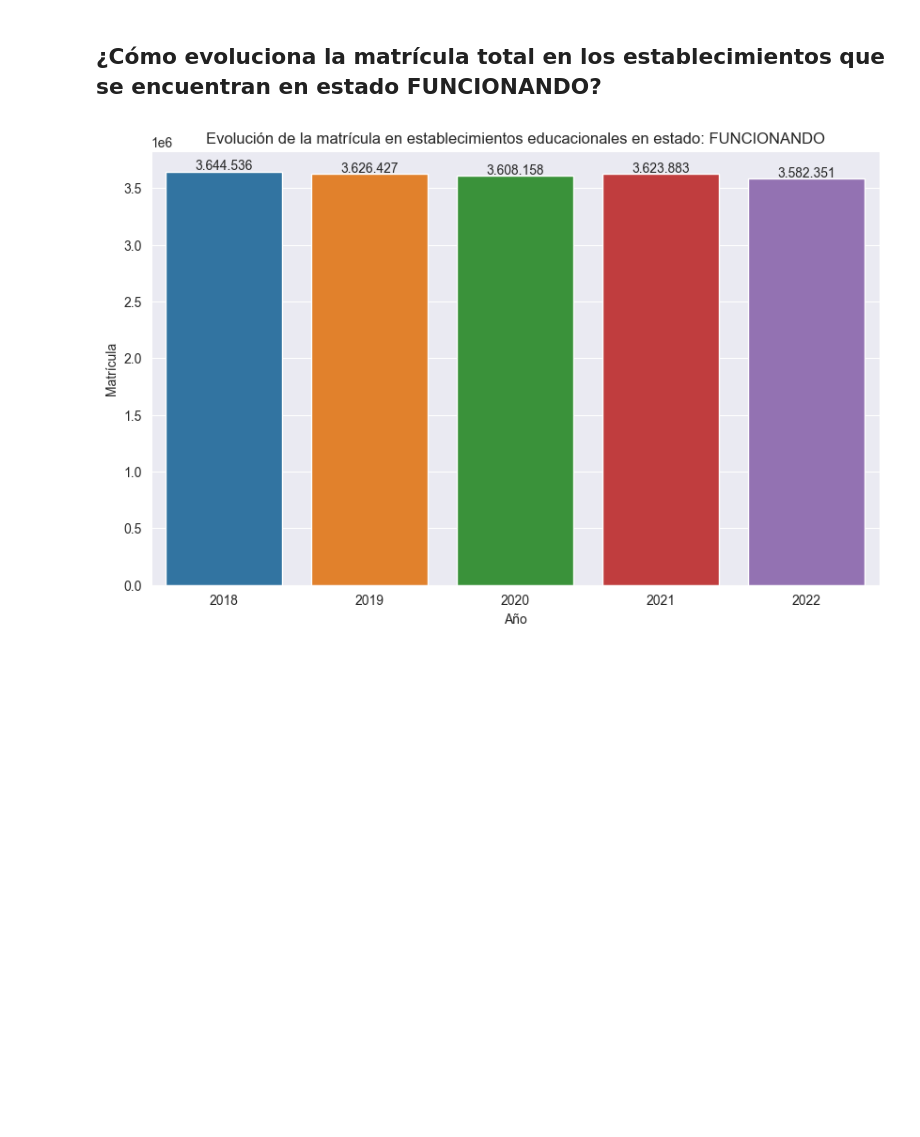
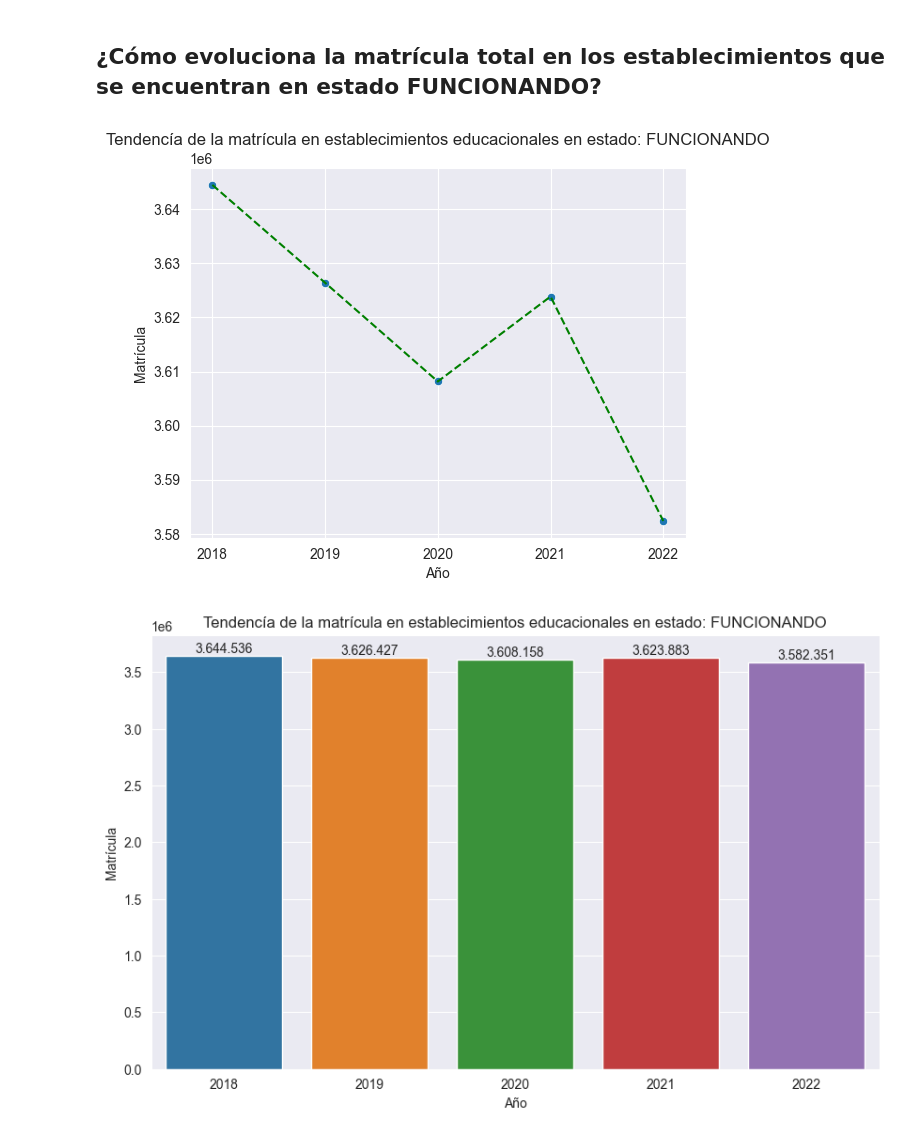
Before and after one commit to gonzakayunawel/datos_abiertos_mineduc, a Jupyter notebook: evolucion_data_EE.ipynb, the cells around one changed output. Cells and saved outputs as stored; diff of their text form; code cells hidden in the pictures; blank space fills up the shorter version.

```diff
--- a/evolucion_data_EE.ipynb
+++ b/evolucion_data_EE.ipynb
@@ -135,6 +152,22 @@ years = [year for year in range(2018, 2023)]
 # Guardamos la data en dataset
 data_dict = {"Año":years,"Matrícula":students_qty_educacional_institutions_by_year}
 df_students_qty_edu_inst_by_year = pd.DataFrame(data_dict)
+# %%
+# sns.set_style("darkgrid")
+# plt.figure(figsize=(10,6))
+fig, axes = plt.subplots()
+sns.lineplot(df_students_qty_edu_inst_by_year, x="Año", y="Matrícula", linestyle="dashed", ax=axes, color="green")
+sns.scatterplot(df_students_qty_edu_inst_by_year, x="Año", y="Matrícula", ax=axes)
+
+# for v, i in enumerate(df_students_qty_edu_inst_by_year["Matrícula"]):
+#     plt.text(v, i, s="{:,}".format(i).replace(",","."))
+
+plt.title("Tendencía de la matrícula en establecimientos educacionales en estado: FUNCIONANDO")
+
+plt.xticks(years)
+plt.show()
+# %% [output]
+[figure, added]
 # %%
 sns.set_style("darkgrid")
 plt.figure(figsize=(10,6))
```
Also changed, not shown: parts of 6 cells of this notebook.
